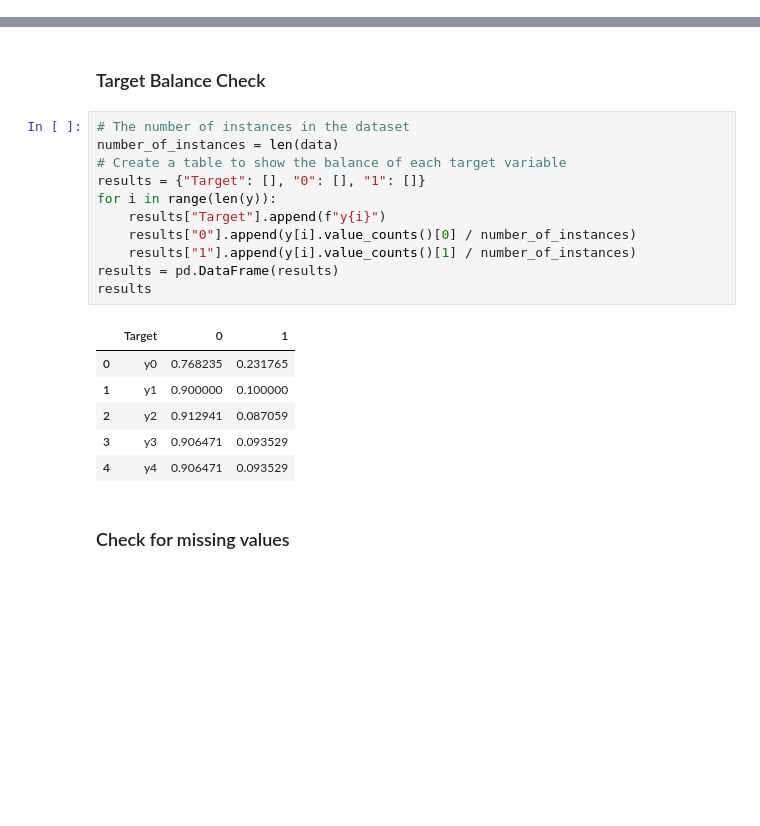
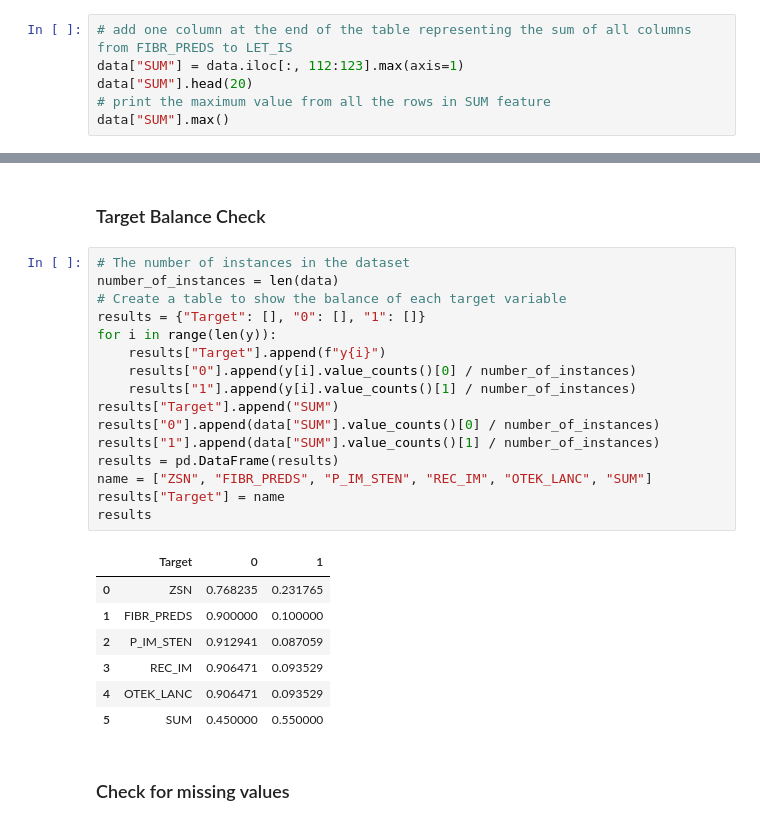
Before and after one commit to danghaidang04/Myocardial_Infraction_Complications_Analysis, a Jupyter notebook: DecisionTree.ipynb, the cells around one changed output, grey strips where cells are left out. Drawn from its saved outputs; the diff is of its cells as text; blank space fills up the shorter version.

```diff
--- a/DecisionTree.ipynb
+++ b/DecisionTree.ipynb
@@ -27,3 +27,9 @@ data
 | 1698 | 1699 | 79.0 | 0 | 2.0 | 2.0 | 2.0 | 1.0 | NaN | 2.0 | 0.0 | ... |
 | 1699 | 1700 | 63.0 | 1 | 2.0 | NaN | NaN | NaN | NaN | 2.0 | 0.0 | ... |
 1700 rows × 124 columns
+# %%
+# add one column at the end of the table representing the sum of all columns from FIBR_PREDS to LET_IS
+data["SUM"] = data.iloc[:, 112:123].max(axis=1)
+data["SUM"].head(20)
+# print the maximum value from all the rows in SUM feature
+data["SUM"].max()
@@ -90,21 +98,27 @@ data
 # %%
 # The number of instances in the dataset
 number_of_instances = len(data)
 # Create a table to show the balance of each target variable
 results = {"Target": [], "0": [], "1": []}
 for i in range(len(y)):
     results["Target"].append(f"y{i}")
     results["0"].append(y[i].value_counts()[0] / number_of_instances)
     results["1"].append(y[i].value_counts()[1] / number_of_instances)
+results["Target"].append("SUM")
+results["0"].append(data["SUM"].value_counts()[0] / number_of_instances)
+results["1"].append(data["SUM"].value_counts()[1] / number_of_instances)
 results = pd.DataFrame(results)
+name = ["ZSN", "FIBR_PREDS", "P_IM_STEN", "REC_IM", "OTEK_LANC", "SUM"]
+results["Target"] = name
 results
 # %% [output]
 |  | Target | 0 | 1 |
-| 0 | y0 | 0.768235 | 0.231765 |
-| 1 | y1 | 0.900000 | 0.100000 |
-| 2 | y2 | 0.912941 | 0.087059 |
-| 3 | y3 | 0.906471 | 0.093529 |
-| 4 | y4 | 0.906471 | 0.093529 |
+| 0 | ZSN | 0.768235 | 0.231765 |
+| 1 | FIBR_PREDS | 0.900000 | 0.100000 |
+| 2 | P_IM_STEN | 0.912941 | 0.087059 |
+| 3 | REC_IM | 0.906471 | 0.093529 |
+| 4 | OTEK_LANC | 0.906471 | 0.093529 |
+| 5 | SUM | 0.450000 | 0.550000 |
 # %% [markdown]
 ### Check for missing values
 # %%
```
Also changed, not shown: parts of 2 cells of this notebook.
